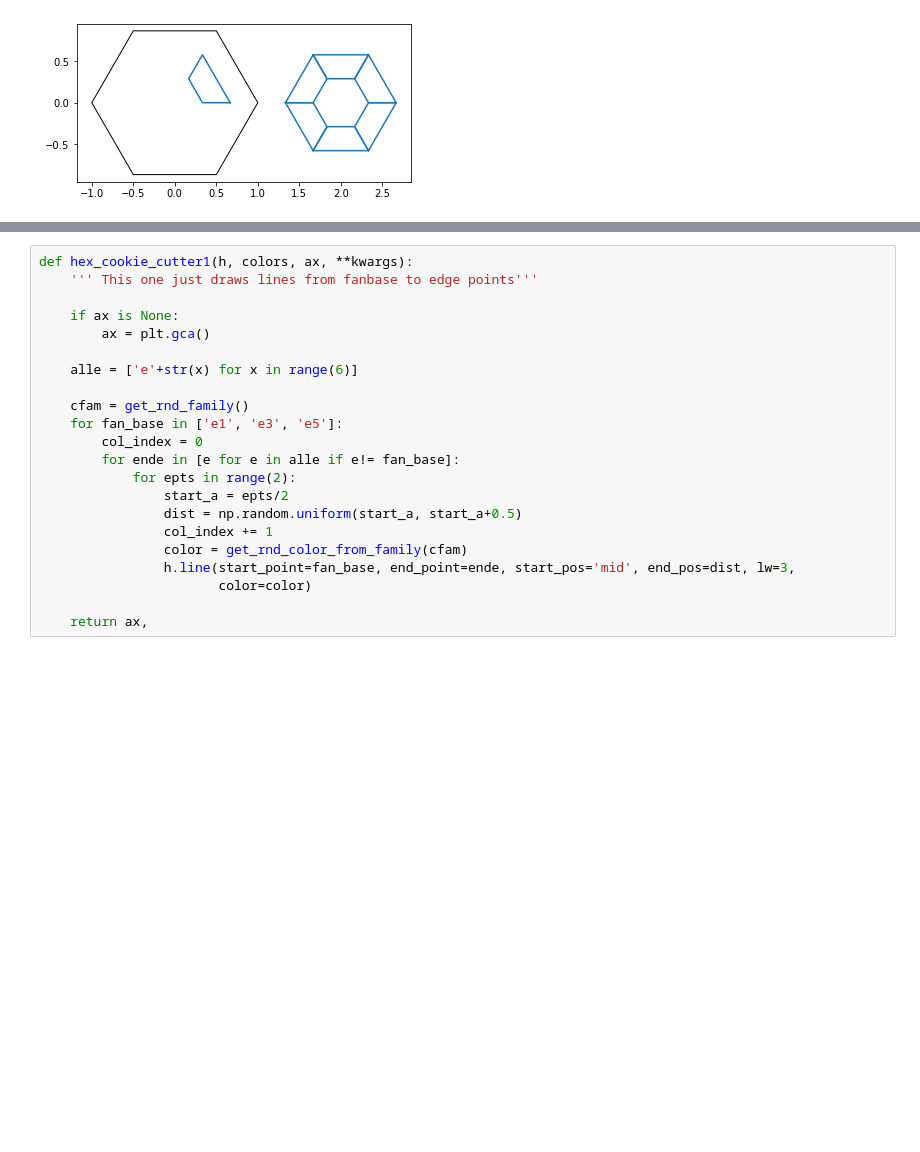
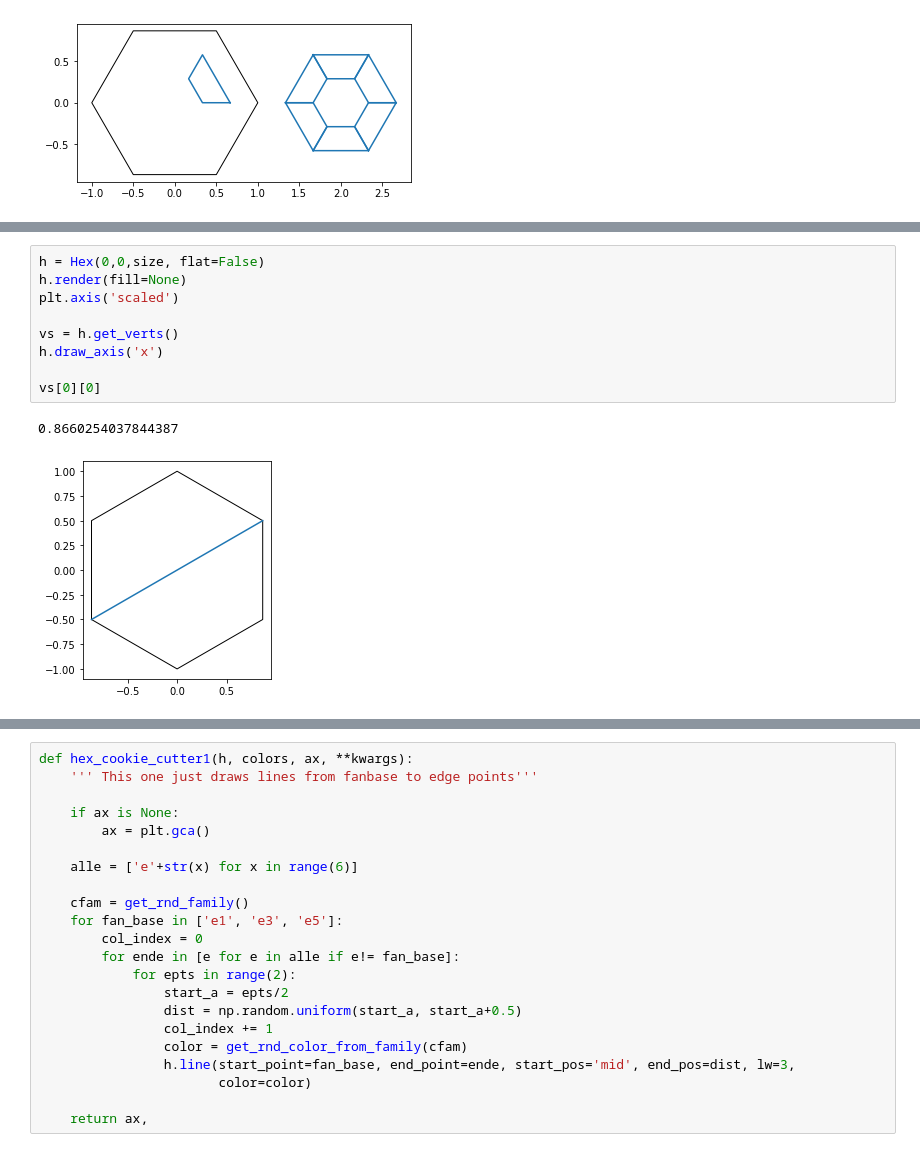
Before and after one commit to Ram-N/hexagons, a Jupyter notebook: 20B_Example_Lattice-3.ipynb, the cells around one changed output, grey strips where cells are left out. Saved outputs shown, nothing was run; the diff lists cells and outputs as text; blank space fills up the shorter version.

```diff
--- a/20B_Example_Lattice-3.ipynb
+++ b/20B_Example_Lattice-3.ipynb
@@ -177,0 +194,12 @@ plt.axis('scaled');
+# %%
+h = Hex(0,0,size, flat=False)
+h.render(fill=None)
+plt.axis('scaled')
+
+vs = h.get_verts()
+h.draw_axis('x')
+
+vs[0][0]
+# %% [output]
+0.8660254037844387
+[figure, added]
```
Also changed, not shown: parts of 11 cells of this notebook, 16 other files.
